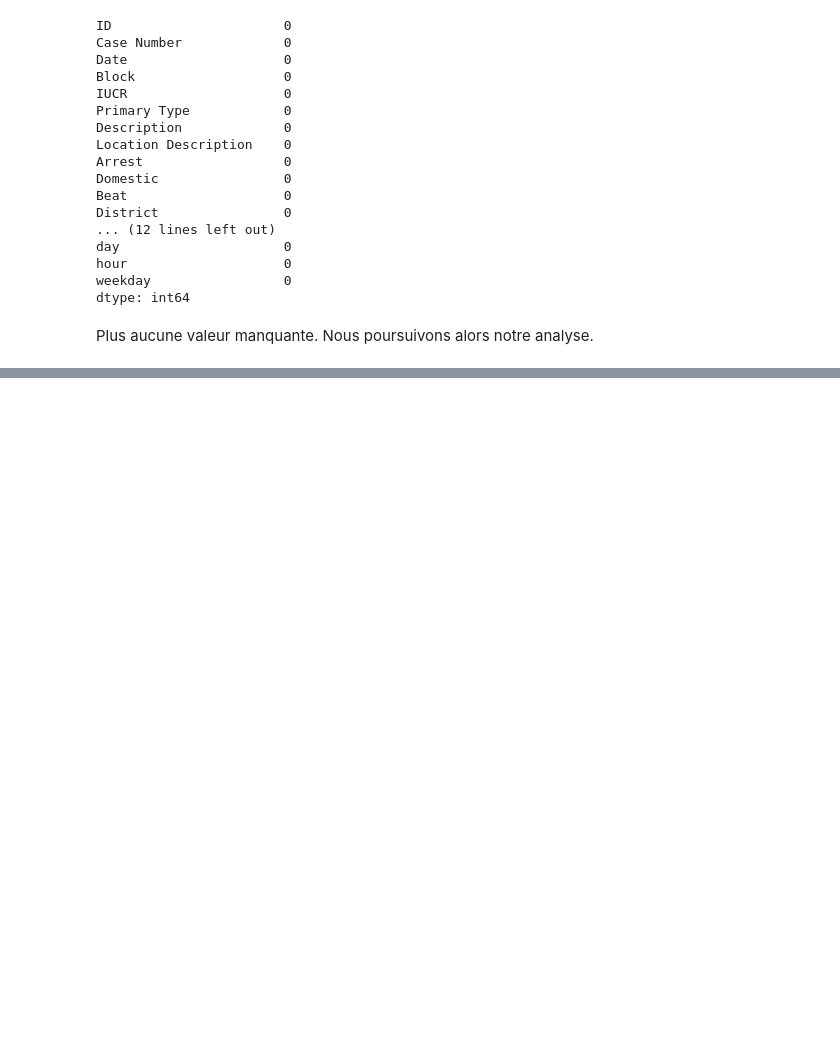
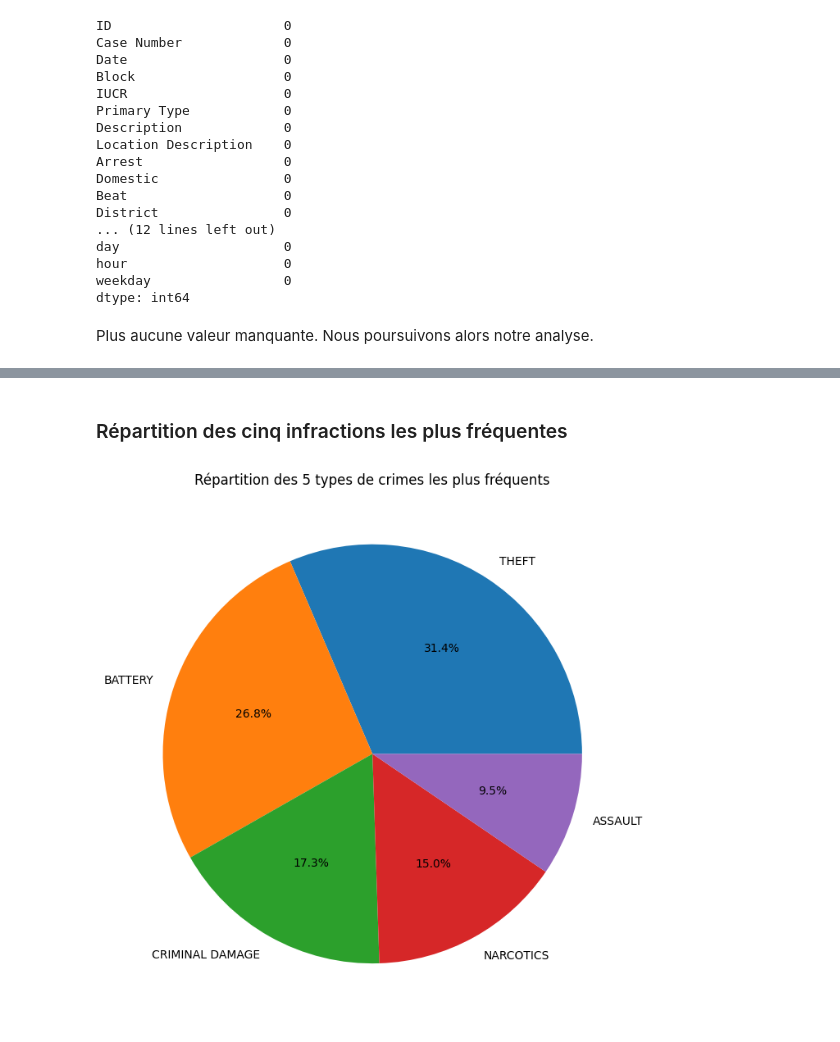
Before and after one commit to itsdav7/CrimeDB_Analysis, a Jupyter notebook: C_DB_Analysis.ipynb, the cells around one changed output, grey strips where cells are left out. Saved outputs shown, nothing was run; the diff lists cells and outputs as text; code cells hidden in the pictures; blank space fills up the shorter version.

```diff
--- a/C_DB_Analysis.ipynb
+++ b/C_DB_Analysis.ipynb
@@ -195,0 +262,15 @@ Plus aucune valeur manquante. Nous poursuivons alors notre analyse.
+# %% [markdown]
+### Répartition des cinq infractions les plus fréquentes
+# %%
+crime_counts.head(5).plot(
+    kind='pie',
+    autopct='%1.1f%%',
+    figsize=(7,7)
+)
+
+plt.title("Répartition des 5 types de crimes les plus fréquents")
+plt.ylabel("")
+plt.tight_layout()
+plt.show()
+# %% [output]
+[figure, added]
```
Also changed, not shown: parts of 45 cells of this notebook.
